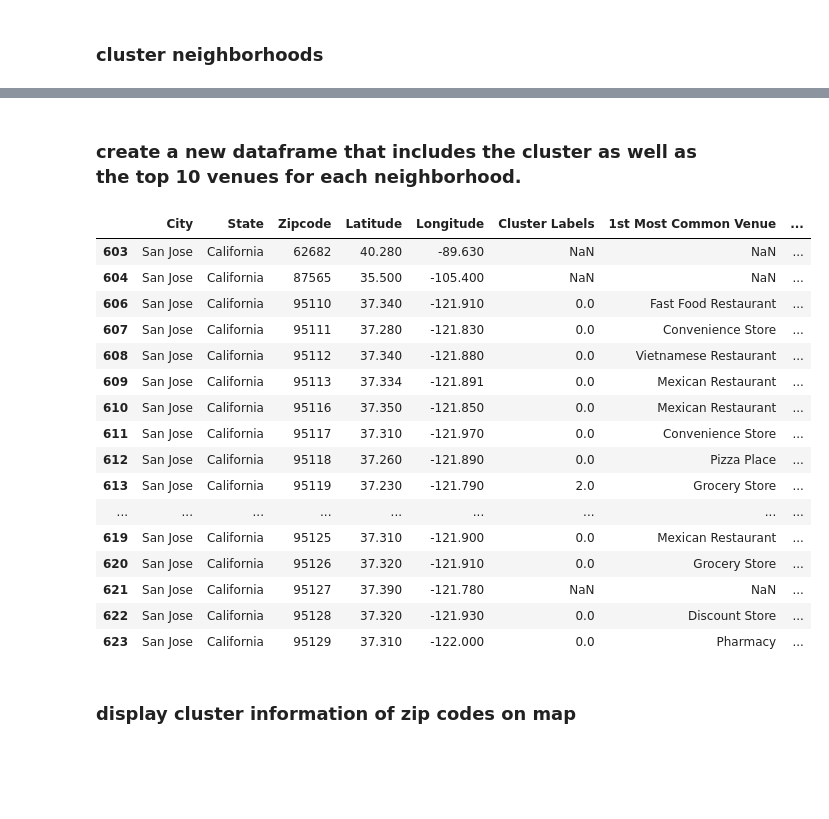
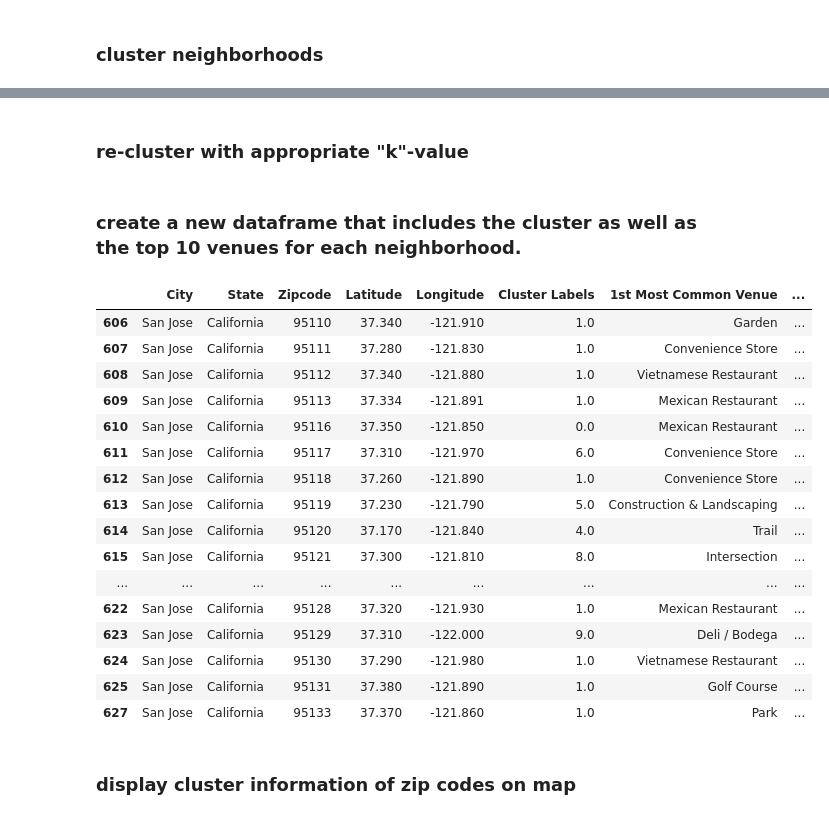
Before and after one commit to ztk007/Coursera_Capstone, a Jupyter notebook: Applied Data Science Capstone Week 4 and 5.ipynb, the cells around one changed output, grey strips where cells are left out. Cells and saved outputs as stored; diff of their text form; code cells hidden in the pictures; blank space fills up the shorter version.

```diff
--- a/Applied Data Science Capstone Week 4 and 5.ipynb
+++ b/Applied Data Science Capstone Week 4 and 5.ipynb
@@ -366,33 +409,40 @@ array([0, 0, 0, 0, 0, 0, 0, 2, 1, 3], dtype=int32)
+# %% [markdown]
+### re-cluster with appropriate "k"-value
+# %%
+kmeans = KMeans(n_clusters=10, random_state=0).fit(df_grouped_clustering)
 # %% [markdown]
 ### create a new dataframe that includes the cluster as well as the top 10 venues for each neighborhood.
 # %%
 # add clustering labels
 zipcodes_venues_sorted.insert(0, 'Cluster Labels', kmeans.labels_)
 
 df_merged = df
 
-# merge toronto_grouped with toronto_data to add latitude/longitude for each neighborhood
+# merge df_grouped with df_data to add latitude/longitude for each zipcode
 df_merged = df_merged.join(zipcodes_venues_sorted.set_index('Zipcode'), on='Zipcode')
 
+# DBX -> FIX
+df_merged = df_merged.dropna()
+
 df_merged.head(20) # check the last columns!
 # %% [output]
 |  | City | State | Zipcode | Latitude | Longitude | Cluster Labels | 1st Most Common Venue | ... |
-| 603 | San Jose | California | 62682 | 40.280 | -89.630 | NaN | NaN | ... |
-| 604 | San Jose | California | 87565 | 35.500 | -105.400 | NaN | NaN | ... |
-| 606 | San Jose | California | 95110 | 37.340 | -121.910 | 0.0 | Fast Food Restaurant | ... |
-| 607 | San Jose | California | 95111 | 37.280 | -121.830 | 0.0 | Convenience Store | ... |
-| 608 | San Jose | California | 95112 | 37.340 | -121.880 | 0.0 | Vietnamese Restaurant | ... |
-| 609 | San Jose | California | 95113 | 37.334 | -121.891 | 0.0 | Mexican Restaurant | ... |
+| 606 | San Jose | California | 95110 | 37.340 | -121.910 | 1.0 | Garden | ... |
+| 607 | San Jose | California | 95111 | 37.280 | -121.830 | 1.0 | Convenience Store | ... |
+| 608 | San Jose | California | 95112 | 37.340 | -121.880 | 1.0 | Vietnamese Restaurant | ... |
+| 609 | San Jose | California | 95113 | 37.334 | -121.891 | 1.0 | Mexican Restaurant | ... |
 | 610 | San Jose | California | 95116 | 37.350 | -121.850 | 0.0 | Mexican Restaurant | ... |
-| 611 | San Jose | California | 95117 | 37.310 | -121.970 | 0.0 | Convenience Store | ... |
-| 612 | San Jose | California | 95118 | 37.260 | -121.890 | 0.0 | Pizza Place | ... |
-| 613 | San Jose | California | 95119 | 37.230 | -121.790 | 2.0 | Grocery Store | ... |
+| 611 | San Jose | California | 95117 | 37.310 | -121.970 | 6.0 | Convenience Store | ... |
+| 612 | San Jose | California | 95118 | 37.260 | -121.890 | 1.0 | Convenience Store | ... |
+| 613 | San Jose | California | 95119 | 37.230 | -121.790 | 5.0 | Construction & Landscaping | ... |
+| 614 | San Jose | California | 95120 | 37.170 | -121.840 | 4.0 | Trail | ... |
+| 615 | San Jose | California | 95121 | 37.300 | -121.810 | 8.0 | Intersection | ... |
 | ... | ... | ... | ... | ... | ... | ... | ... | ... |
-| 619 | San Jose | California | 95125 | 37.310 | -121.900 | 0.0 | Mexican Restaurant | ... |
-| 620 | San Jose | California | 95126 | 37.320 | -121.910 | 0.0 | Grocery Store | ... |
-| 621 | San Jose | California | 95127 | 37.390 | -121.780 | NaN | NaN | ... |
-| 622 | San Jose | California | 95128 | 37.320 | -121.930 | 0.0 | Discount Store | ... |
-| 623 | San Jose | California | 95129 | 37.310 | -122.000 | 0.0 | Pharmacy | ... |
+| 622 | San Jose | California | 95128 | 37.320 | -121.930 | 1.0 | Mexican Restaurant | ... |
+| 623 | San Jose | California | 95129 | 37.310 | -122.000 | 9.0 | Deli / Bodega | ... |
+| 624 | San Jose | California | 95130 | 37.290 | -121.980 | 1.0 | Vietnamese Restaurant | ... |
+| 625 | San Jose | California | 95131 | 37.380 | -121.890 | 1.0 | Golf Course | ... |
+| 627 | San Jose | California | 95133 | 37.370 | -121.860 | 1.0 | Park | ... |
 # %% [markdown]
 ### display cluster information of zip codes on map
 # %%
```
Also changed, not shown: parts of 11 cells of this notebook.
